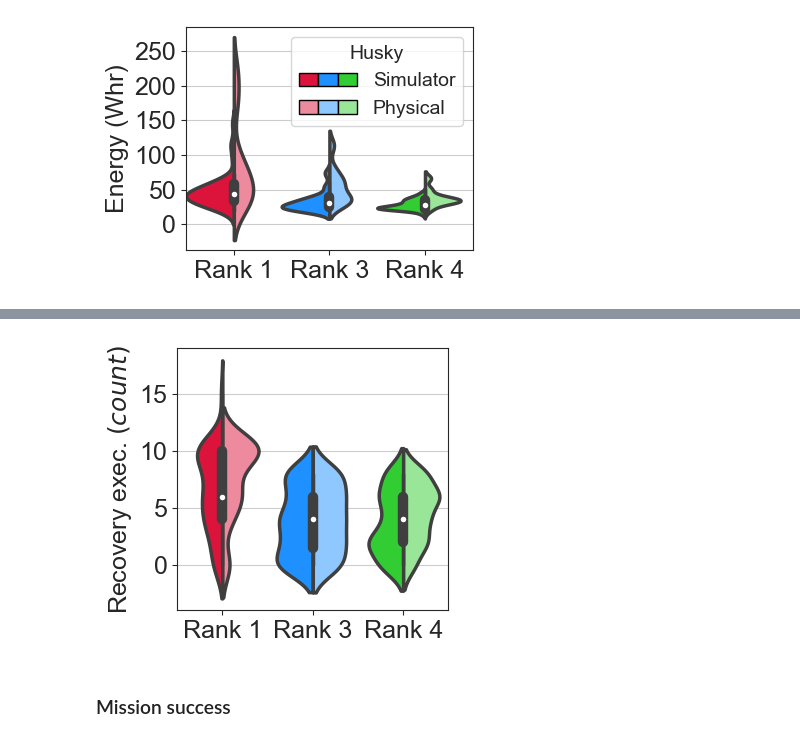
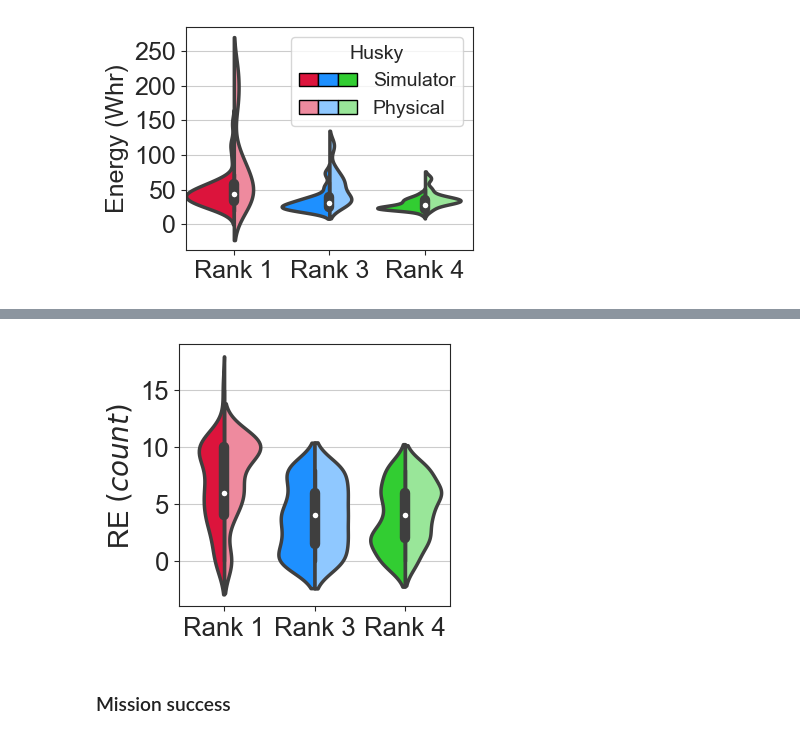
Before and after one commit to softsys4ai/care, a Jupyter notebook: care_viz_updated.ipynb, the cells around one changed output, grey strips where cells are left out. Saved outputs shown, nothing was run; the diff lists cells and outputs as text; code cells hidden in the pictures.

```diff
--- a/care_viz_updated.ipynb
+++ b/care_viz_updated.ipynb
@@ -585,37 +585,37 @@ plt.rcParams.update({'figure.figsize':(3.5,3.4)})
 
 v = sns.violinplot(data= rank_e, x='Rank', y='Recovery_executed', hue='Husky', split=True,
                      bw=.4, width=0.8, linewidth=2.5)
 #ax = sns.violinplot(x, y=rank_3, color='r', inner=None, linewidth=0, saturation=0.5)
 
 # b = sns.boxplot(data=rank_e, x='Rank', y='Energy (Whr)', saturation=0.3, width=0.15,
 #             palette=['r', 'b', 'g'], boxprops={'zorder': 1}, flierprops={"marker": "."},  notch=True, ax=v)
 
 handles = []
 for ind, violin in enumerate(v.findobj(PolyCollection)):
     rgb = to_rgb(colors[ind // 2])
     if ind % 2 != 0:
         rgb = 0.5 + 0.5 * np.array(rgb)  # make whiter
     violin.set_facecolor(rgb)
     handles.append(plt.Rectangle((0, 0), 0, 0, facecolor=rgb, edgecolor='black'))
 # v.legend(handles=[tuple(handles[::2]), tuple(handles[1::2])], labels=['Simulator','Physical'], fontsize=14,
 #          title="Husky", handlelength=3, handler_map={tuple: HandlerTuple(ndivide=None, pad=0)})
 
 
-fontsize = 18
-labelsize = 18
+fontsize = 20
+labelsize = 18.5
 # plt.xlabel('Ranks', fontsize=fontsize)
 v.set(xlabel=None)
-plt.ylabel(r"Recovery exec. $(count)$", fontsize=fontsize)
+plt.ylabel(r"RE $(count)$", fontsize=fontsize)
 plt.xticks(fontsize=labelsize)
 plt.yticks(fontsize=labelsize)
 # plt.legend(fontsize=12, loc='best')
 sns.set_style("ticks",{'axes.grid' : True})
 # plt.setp(v.collections, alpha=.5)
 plt.legend([],[], frameon=False)
 plt.savefig('fig/exp_rank_re_sim.pdf', dpi=100, bbox_inches='tight')
 plt.show()
 # %% [output]
-[figure, old version]
+[figure, new version]
 # %% [markdown]
 ### Mission success
 # %%
```
Also changed, not shown: parts of 5 cells of this notebook, 8 other files.
